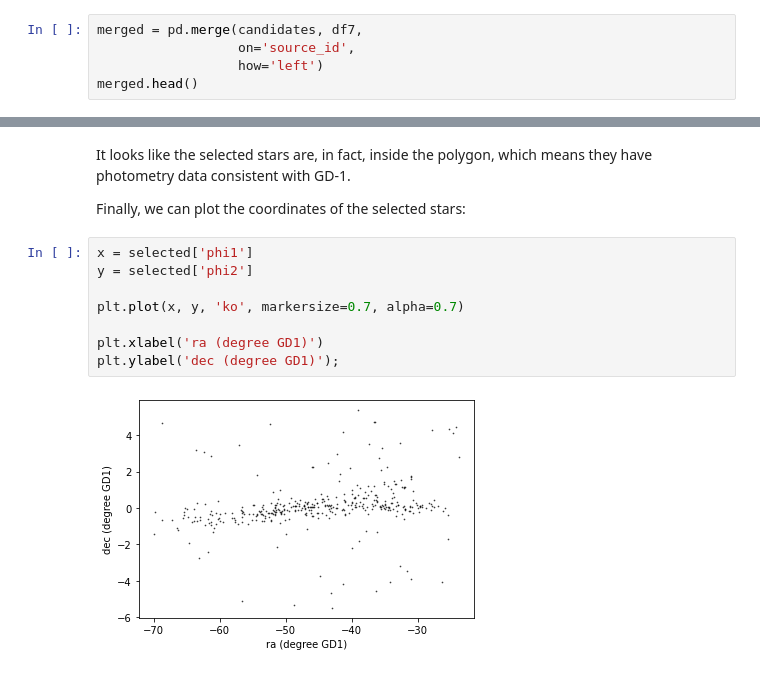
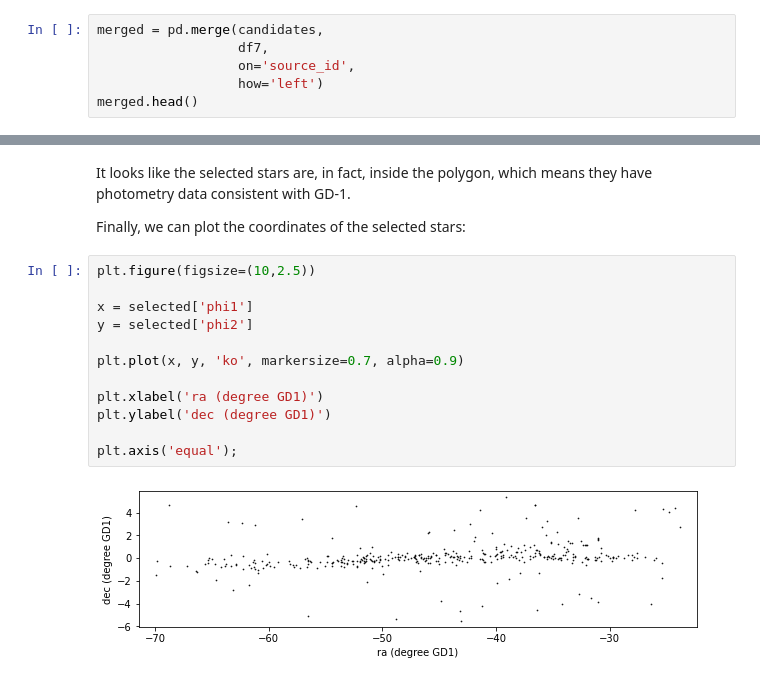
Before and after one commit to datacarpentry/astronomy-python, a Jupyter notebook: notebooks/03_join.ipynb, the cells around one changed output, grey strips where cells are left out. Saved outputs shown, nothing was run; the diff lists cells and outputs as text.

```diff
--- a/notebooks/03_join.ipynb
+++ b/notebooks/03_join.ipynb
@@ -812,5 +802,6 @@ Pandas provides a function called `merge` that performs this operation.  Here's
 # %%
-merged = pd.merge(candidates, df7,
+merged = pd.merge(candidates,
+                  df7,
                   on='source_id',
                   how='left')
 merged.head()
@@ -921,12 +918,16 @@ It looks like the selected stars are, in fact, inside the polygon, which means t
 
 Finally, we can plot the coordinates of the selected stars:
 # %%
+plt.figure(figsize=(10,2.5))
+
 x = selected['phi1']
 y = selected['phi2']
 
-plt.plot(x, y, 'ko', markersize=0.7, alpha=0.7)
+plt.plot(x, y, 'ko', markersize=0.7, alpha=0.9)
 
 plt.xlabel('ra (degree GD1)')
-plt.ylabel('dec (degree GD1)');
+plt.ylabel('dec (degree GD1)')
+
+plt.axis('equal');
 # %% [output]
-[figure, old version]
+[figure, new version]
```
Also changed, not shown: parts of 48 cells of this notebook.
